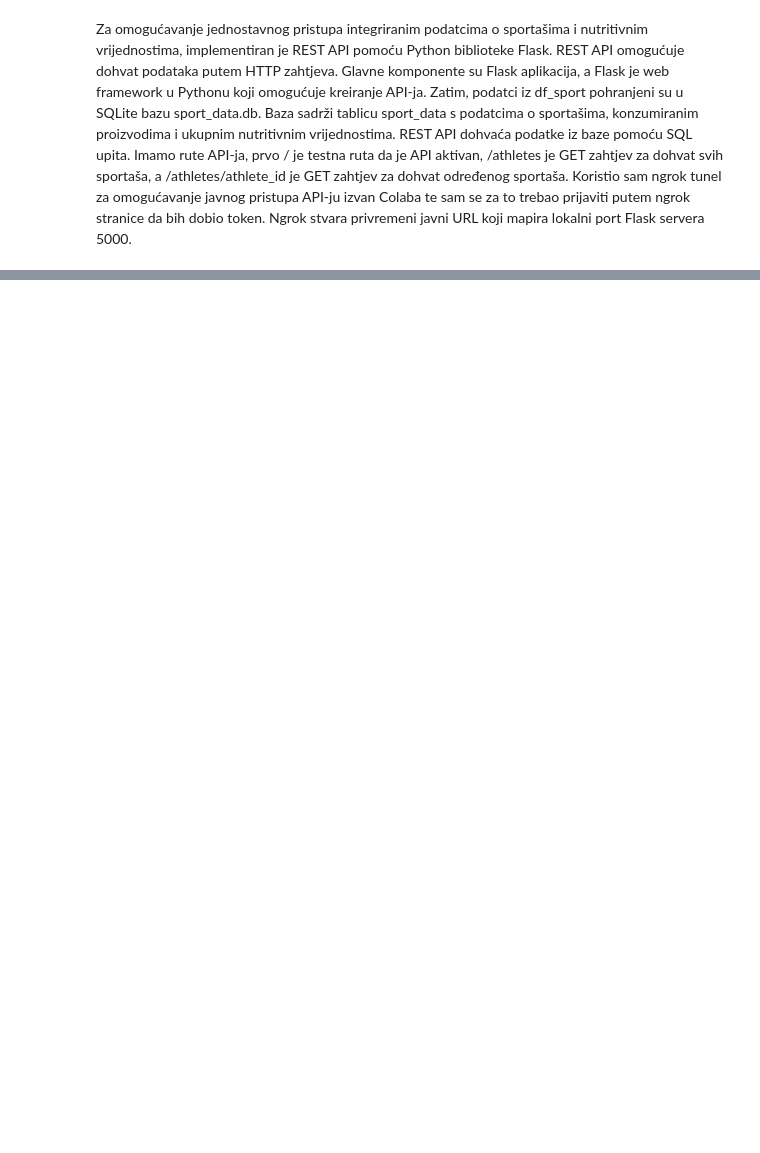
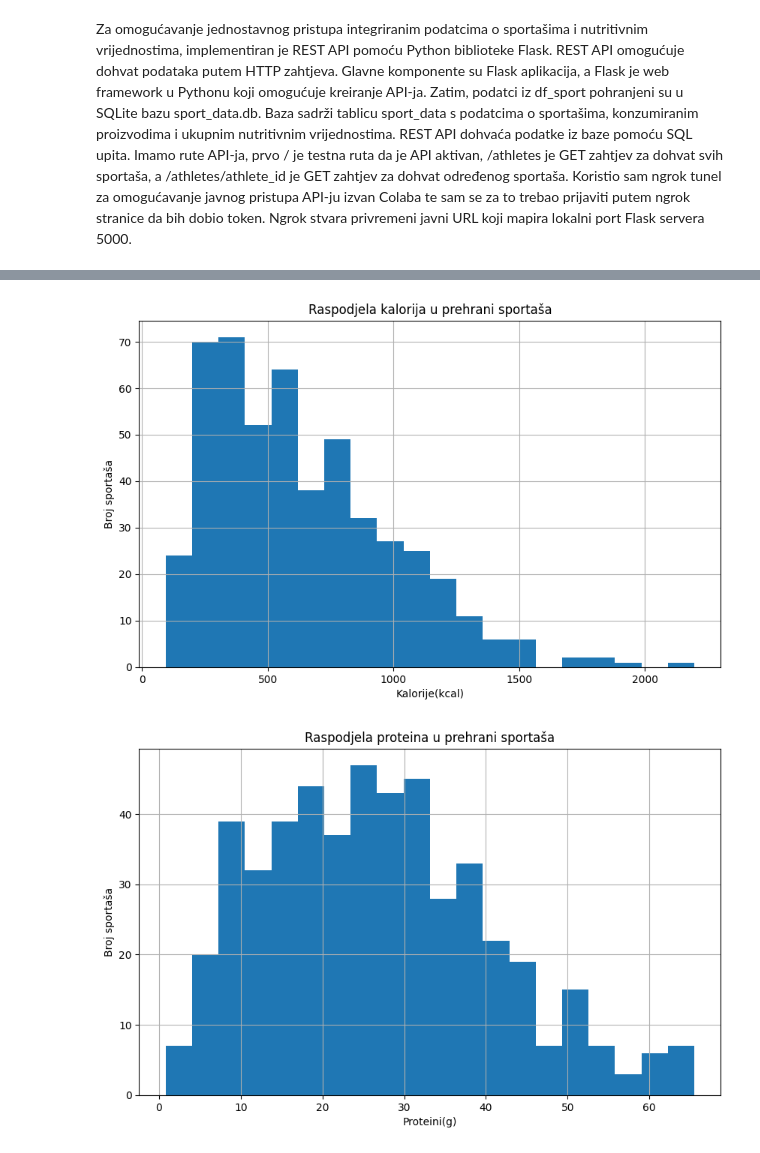
Before and after one commit to jvrscak/Analiza-utjecaja-prehrane-na-rezultate-sporta-a, a Jupyter notebook: projekt_iz_PZAP_JanVrščak.ipynb, the cells around one changed output, grey strips where cells are left out. Cells and saved outputs as stored; diff of their text form; code cells hidden in the pictures; blank space fills up the shorter version.

```diff
--- a/projekt_iz_PZAP_JanVrščak.ipynb
+++ b/projekt_iz_PZAP_JanVrščak.ipynb
@@ -283,0 +374,17 @@ Za omogućavanje jednostavnog pristupa integriranim podatcima o sportašima i nu
+# %%
+plt.figure(figsize=(10, 6))
+df_sport["total_calories"].hist(bins=20)
+plt.title("Raspodjela kalorija u prehrani sportaša")
+plt.xlabel("Kalorije(kcal)")
+plt.ylabel("Broj sportaša")
+plt.show()
+
+plt.figure(figsize=(10, 6))
+df_sport["total_proteins"].hist(bins=20)
+plt.title("Raspodjela proteina u prehrani sportaša")
+plt.xlabel("Proteini(g)")
+plt.ylabel("Broj sportaša")
+plt.show()
+# %% [output]
+[figure, added]
+[figure, added]
```
Also changed, not shown: parts of 14 cells of this notebook.
